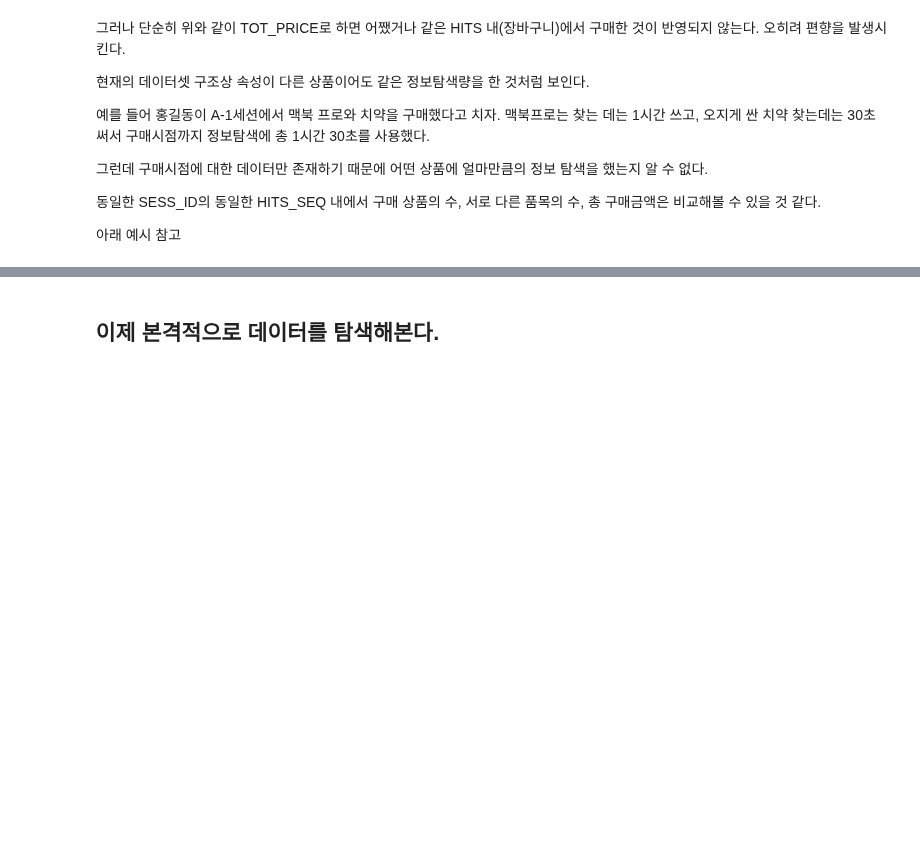
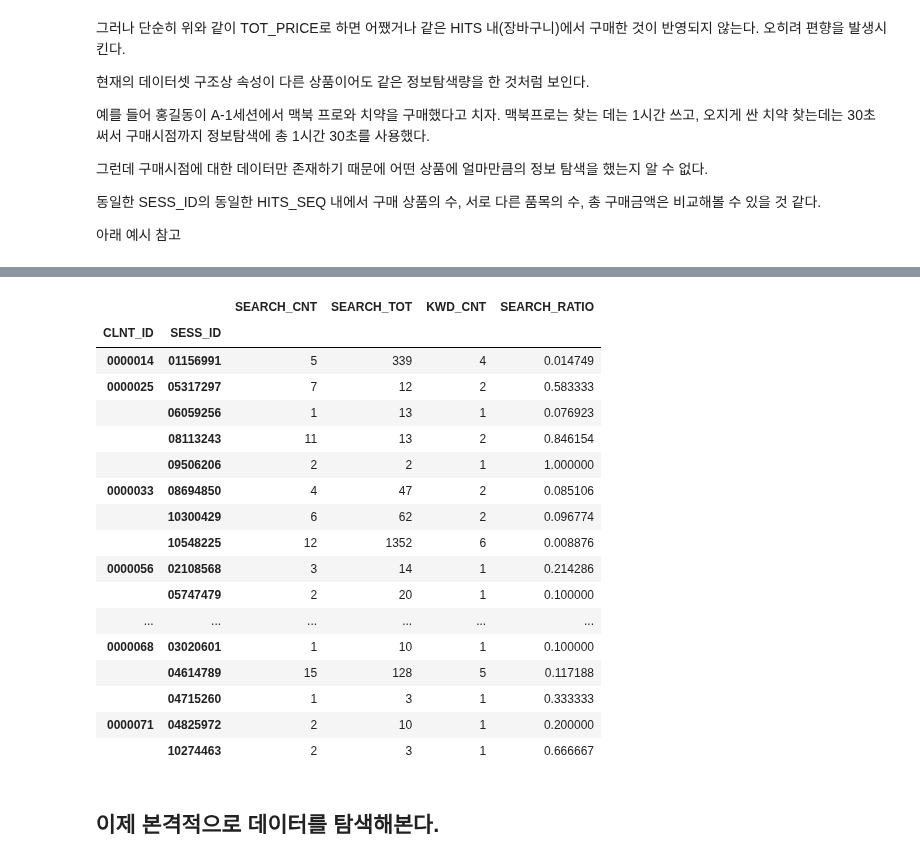
Before and after one commit to chldnjstjr/Lpoint, a Jupyter notebook: Preprocessing.ipynb, the cells around one changed output, grey strips where cells are left out. Saved outputs shown, nothing was run; the diff lists cells and outputs as text; code cells hidden in the pictures; blank space fills up the shorter version.

```diff
--- a/Preprocessing.ipynb
+++ b/Preprocessing.ipynb
@@ -424,3 +455,10 @@ subset_df
+# %%
+search2['SESS_DT'] = pd.to_datetime(search2['SESS_DT'], format = '%Y%m%d')
+# %%
+search2['SEARCH_CNT'] = search2['SEARCH_CNT'].astype(str)
+search2['SEARCH_CNT'] = list(map(lambda x:x.replace(",",""), search2['SEARCH_CNT']))
+search2['SEARCH_CNT'] =  search2['SEARCH_CNT'].astype(int)
+search2.rename(columns={'SEARCH_CNT': 'SEARCH_TOT'}, inplace=True) # Search1과 컬럼명이 동일하지만 의미가 다르므로 이름 변경.
 # %%
 #11월 30일 아래 코드 참고해서 CLNT_ID, SESS_IT 별로 groupby해서 가격과 상품 구매 수를 구해야함.
 
@@ -430,6 +468,27 @@ cnt = search.groupby(['CLNT_ID','SESS_ID']).count()['KWD_NM'] # 순서 유의.
 search = search.groupby(['CLNT_ID','SESS_ID']).sum() # 이 부분에서 고유한 키값으로 줄어듬.
 search['KWD_CNT'] = cnt
 search['SEARCH_RATIO'] = search.SEARCH_CNT / search.SEARCH_TOT
+# %%
+search.head(20)
+# %% [output]
+|  |  | SEARCH_CNT | SEARCH_TOT | KWD_CNT | SEARCH_RATIO |
+| CLNT_ID | SESS_ID |  |  |  |  |
+| 0000014 | 01156991 | 5 | 339 | 4 | 0.014749 |
+| 0000025 | 05317297 | 7 | 12 | 2 | 0.583333 |
+|  | 06059256 | 1 | 13 | 1 | 0.076923 |
+|  | 08113243 | 11 | 13 | 2 | 0.846154 |
+|  | 09506206 | 2 | 2 | 1 | 1.000000 |
+| 0000033 | 08694850 | 4 | 47 | 2 | 0.085106 |
+|  | 10300429 | 6 | 62 | 2 | 0.096774 |
+|  | 10548225 | 12 | 1352 | 6 | 0.008876 |
+| 0000056 | 02108568 | 3 | 14 | 1 | 0.214286 |
+|  | 05747479 | 2 | 20 | 1 | 0.100000 |
+| ... | ... | ... | ... | ... | ... |
+| 0000068 | 03020601 | 1 | 10 | 1 | 0.100000 |
+|  | 04614789 | 15 | 128 | 5 | 0.117188 |
+|  | 04715260 | 1 | 3 | 1 | 0.333333 |
+| 0000071 | 04825972 | 2 | 10 | 1 | 0.200000 |
+|  | 10274463 | 2 | 3 | 1 | 0.666667 |
 # %% [markdown]
 ## 이제 본격적으로 데이터를 탐색해본다.
 # %%
```
Also changed, not shown: parts of 6 cells of this notebook.
